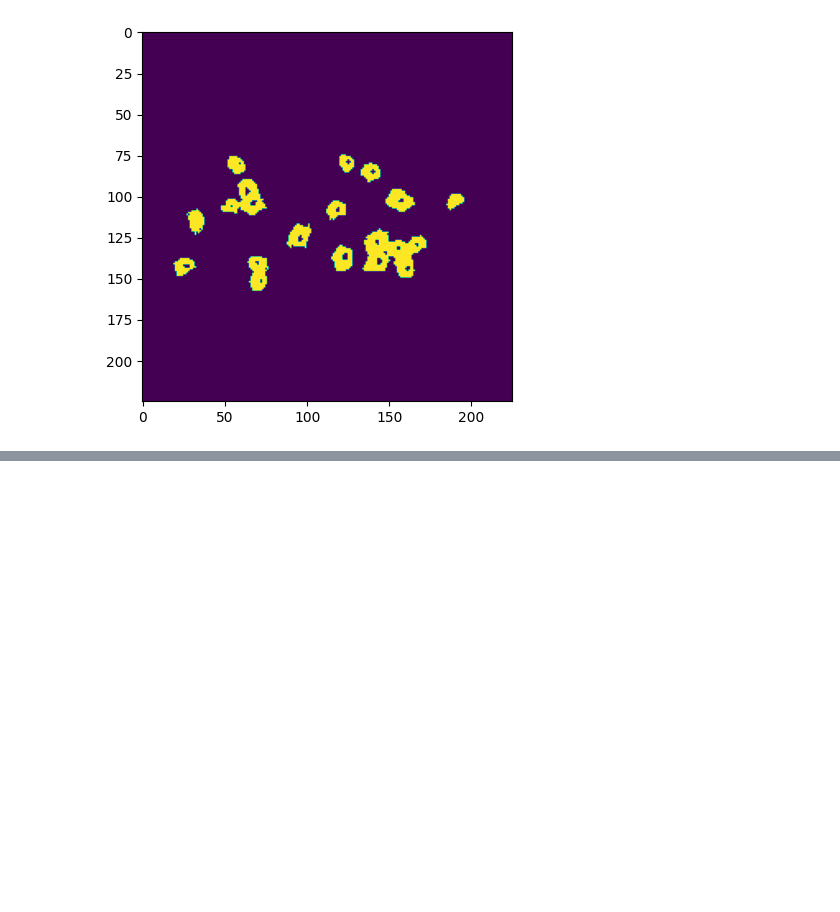
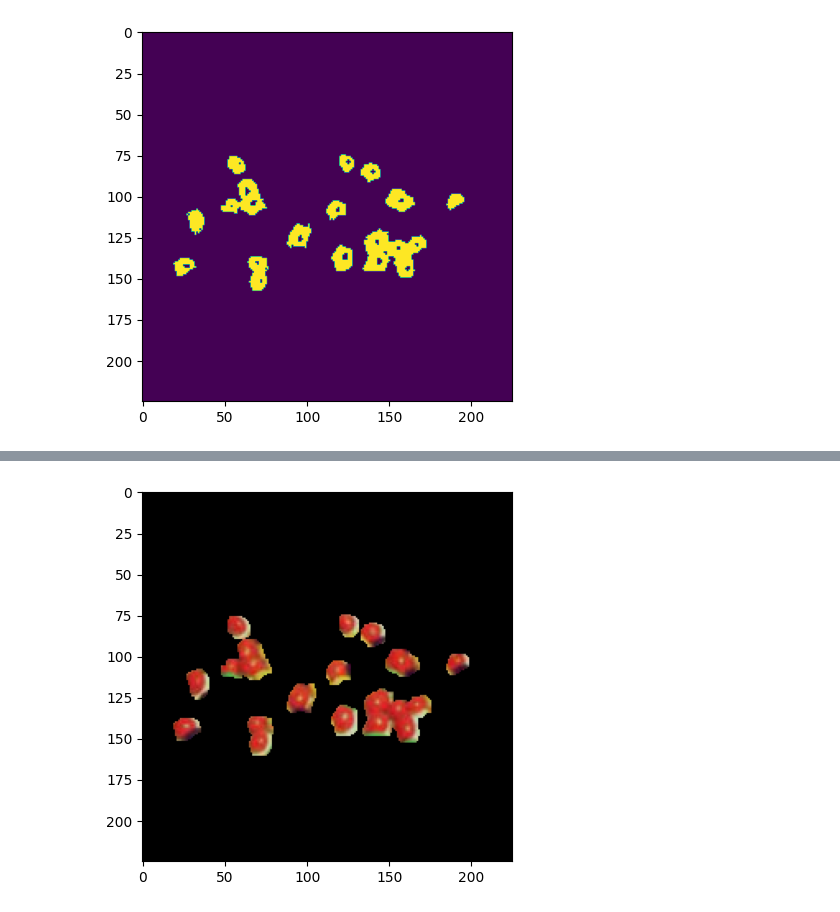
Before and after one commit to OMRIFIJI/python-practicum, a Jupyter notebook: Homework10.ipynb, the cells around one changed output, grey strips where cells are left out. Drawn from its saved outputs; the diff is of its cells as text; code cells hidden in the pictures; blank space fills up the shorter version.

```diff
--- a/Homework10.ipynb
+++ b/Homework10.ipynb
@@ -121,0 +135,6 @@ plt.plot( x, gg(x) );
+# %%
+bb2 = cv.bitwise_and(beans,beans,mask = bb1)
+# %%
+plt.imshow(bb2);
+# %% [output]
+[figure, added]
```
Also changed, not shown: parts of 25 cells of this notebook.
